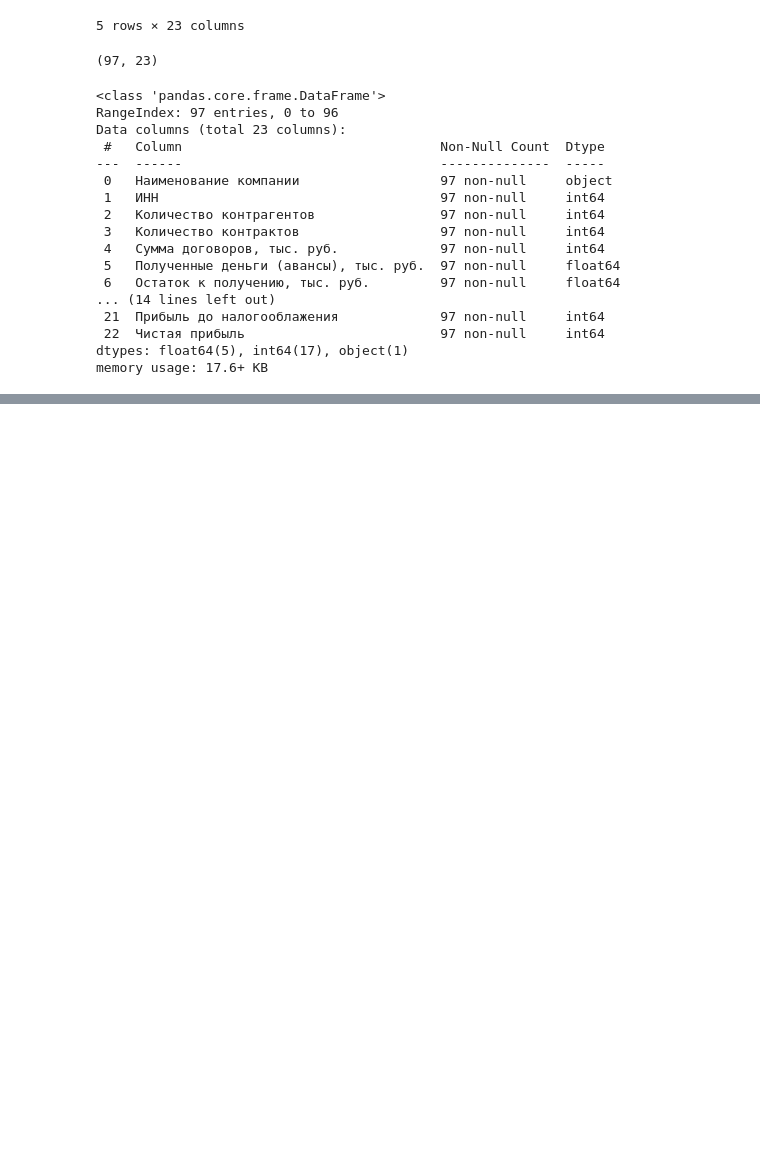
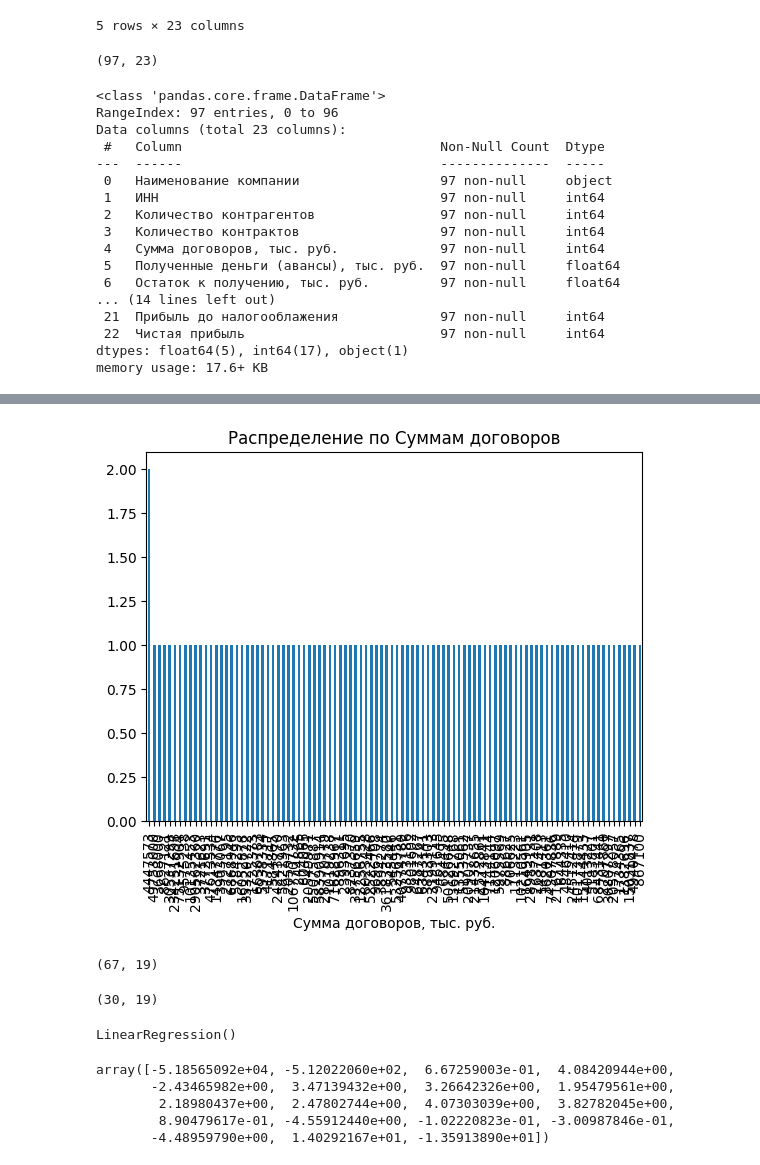
Before and after one commit to groxel/colab, a Jupyter notebook: DT Проектная работа.ipynb, the cells around one changed output, grey strips where cells are left out. Cells and saved outputs as stored; diff of their text form; code cells hidden in the pictures; blank space fills up the shorter version.

```diff
--- a/DT Проектная работа.ipynb
+++ b/DT Проектная работа.ipynb
@@ -62,0 +70,7 @@ data.describe().T
+# %%
+import matplotlib.pyplot as plt
+
+data['Сумма договоров, тыс. руб.'].value_counts().plot(kind='bar', )
+plt.title('Распределение по Суммам договоров');
+# %% [output]
+[figure, added]
@@ -62,0 +82,23 @@ data.describe().T
+# %%
+X_train.shape
+# %% [output]
+(67, 19)
+# %%
+X_test.shape
+# %% [output]
+(30, 19)
+# %%
+from sklearn.linear_model import LinearRegression
+
+model = LinearRegression() # определяем модель
+model.fit(X_train, Y_train) # обучаем модель на обучающей выборке
+# %% [output]
+LinearRegression()
+# %%
+model.coef_
+# %% [output]
+array([-5.18565092e+04, -5.12022060e+02,  6.67259003e-01,  4.08420944e+00,
+       -2.43465982e+00,  3.47139432e+00,  3.26642326e+00,  1.95479561e+00,
+        2.18980437e+00,  2.47802744e+00,  4.07303039e+00,  3.82782045e+00,
+        8.90479617e-01, -4.55912440e+00, -1.02220823e-01, -3.00987846e-01,
+       -4.48959790e+00,  1.40292167e+01, -1.35913890e+01])
```
Also changed, not shown: parts of 21 cells of this notebook.
